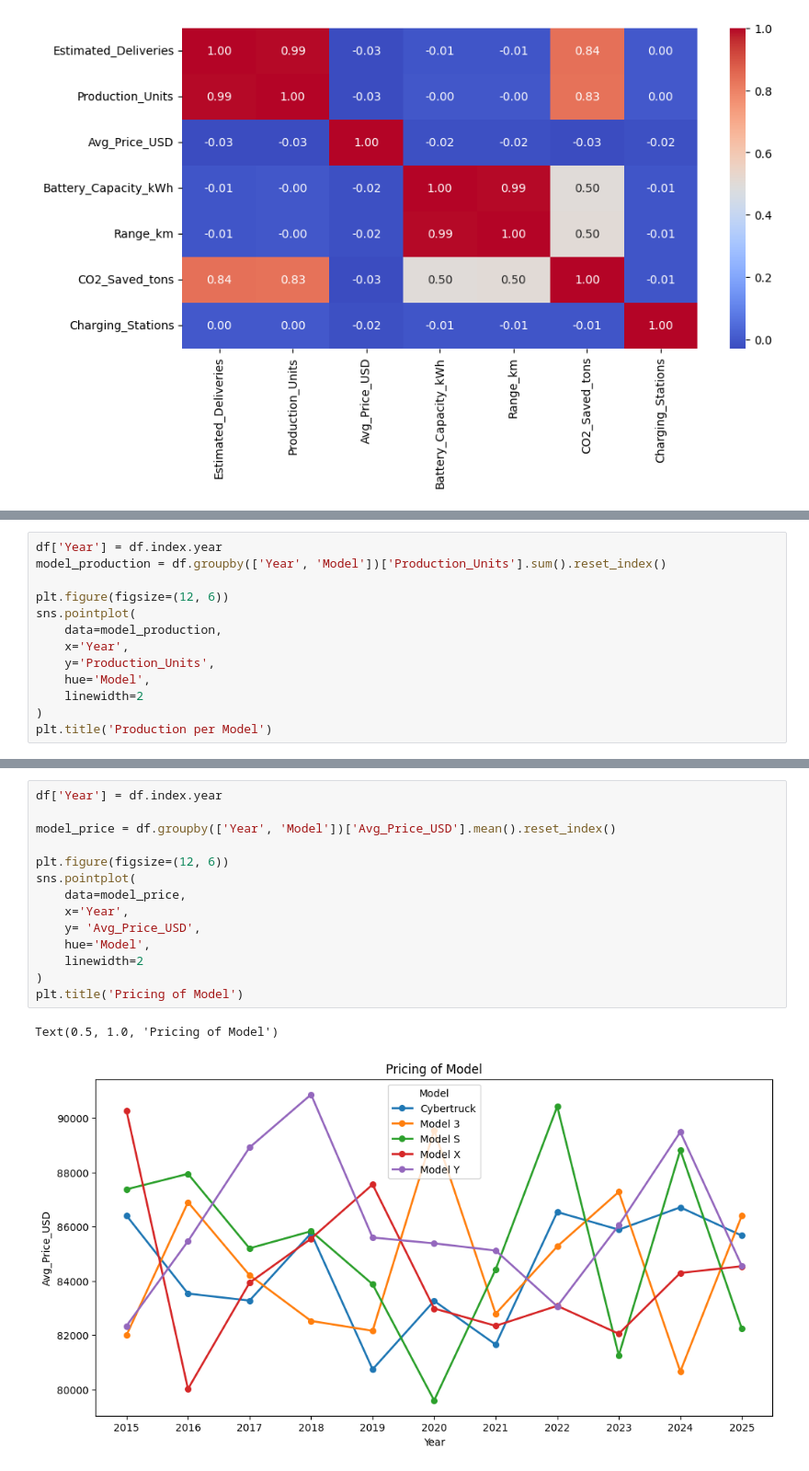
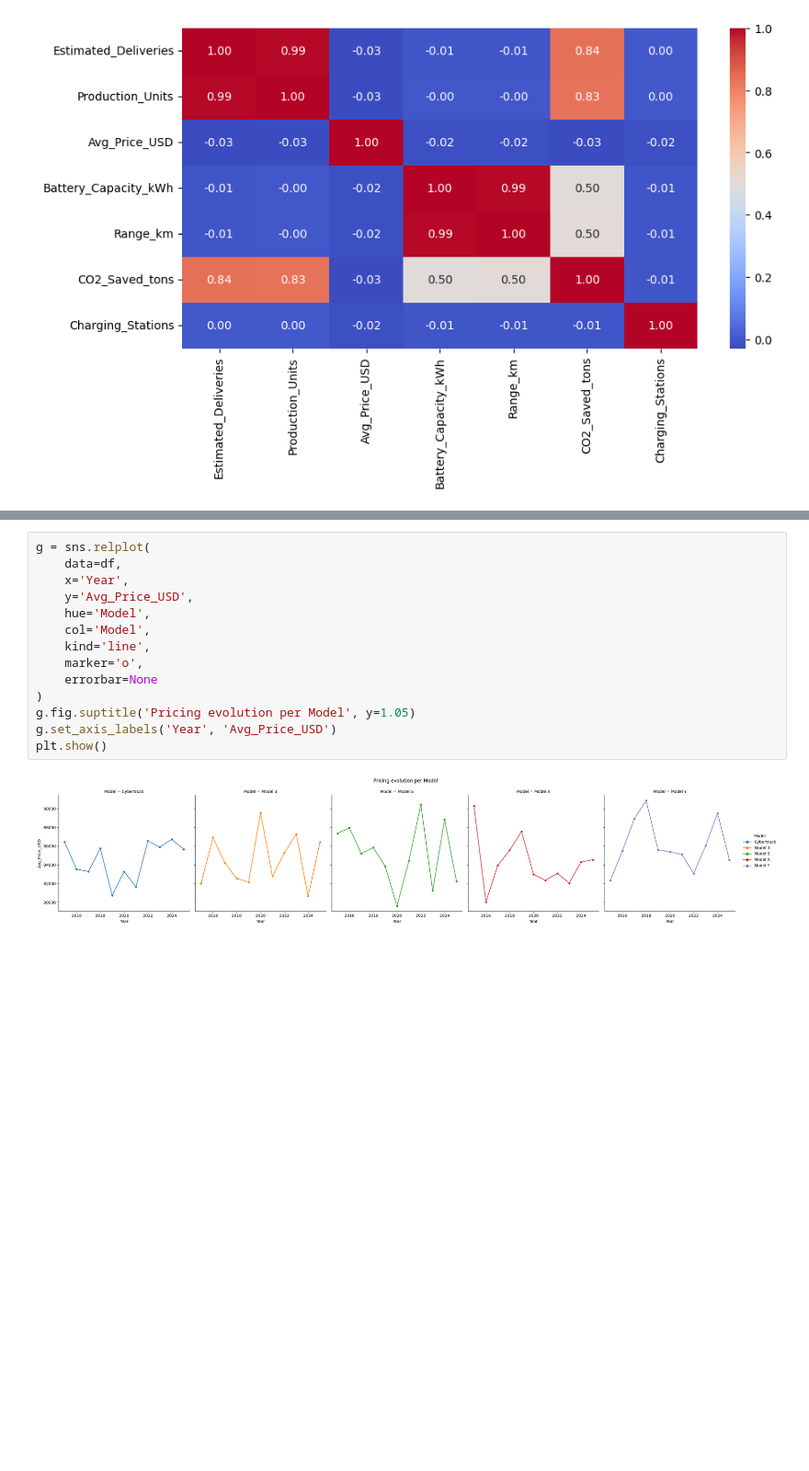
Before and after one commit to ThiagoPBorges/Tesla-Deliveries-and-Production, a Jupyter notebook: 03_exploratory_data_analysis.ipynb, the cells around one changed output, grey strips where cells are left out. Shown at 92% size. Saved outputs shown, nothing was run; the diff lists cells and outputs as text; blank space fills up the shorter version.

```diff
--- a/03_exploratory_data_analysis.ipynb
+++ b/03_exploratory_data_analysis.ipynb
@@ -78,13 +91,0 @@ plt.show()
-# %%
-df['Year'] = df.index.year
-model_production = df.groupby(['Year', 'Model'])['Production_Units'].sum().reset_index()
-
-plt.figure(figsize=(12, 6))
-sns.pointplot(
-    data=model_production,
-    x='Year',
-    y='Production_Units',
-    hue='Model',
-    linewidth=2
-)
-plt.title('Production per Model')
@@ -94,17 +92,16 @@ Text(0.5, 1.0, 'Production per Model')
 # %%
-df['Year'] = df.index.year
-
-model_price = df.groupby(['Year', 'Model'])['Avg_Price_USD'].mean().reset_index()
-
-plt.figure(figsize=(12, 6))
-sns.pointplot(
-    data=model_price,
+g = sns.relplot(
+    data=df,
     x='Year',
-    y= 'Avg_Price_USD',
+    y='Avg_Price_USD',
     hue='Model',
-    linewidth=2
+    col='Model',
+    kind='line',
+    marker='o',
+    errorbar=None
 )
-plt.title('Pricing of Model')
+g.fig.suptitle('Pricing evolution per Model', y=1.05)
+g.set_axis_labels('Year', 'Avg_Price_USD')
+plt.show()
 # %% [output]
-Text(0.5, 1.0, 'Pricing of Model')
-[figure, old version]
+[figure, new version]
```
Also changed, not shown: parts of 10 cells of this notebook.
